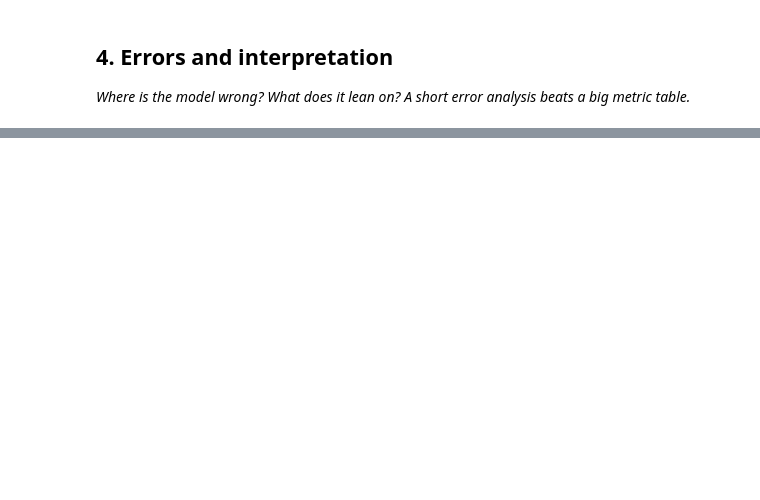
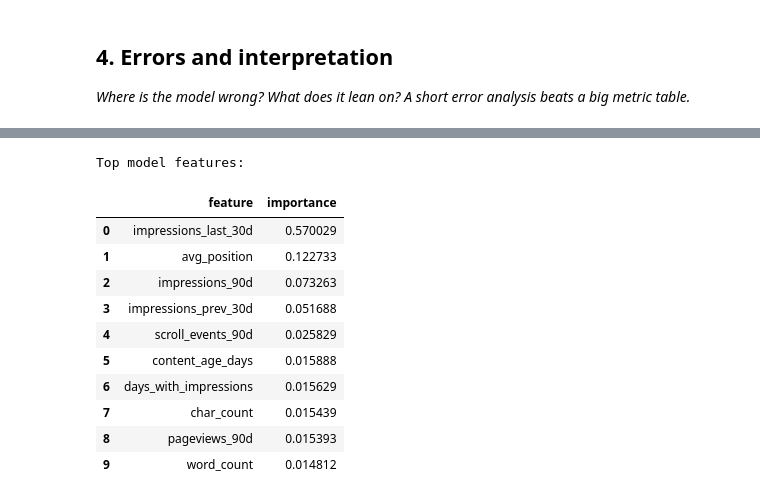
Before and after one commit to riteshy1526/flyrank-internship-ml, a Jupyter notebook: work/notebooks/w05_model.ipynb, the cells around one changed output, grey strips where cells are left out. Drawn from its saved outputs; the diff is of its cells as text; code cells hidden in the pictures; blank space fills up the shorter version.

```diff
--- a/work/notebooks/w05_model.ipynb
+++ b/work/notebooks/w05_model.ipynb
@@ -46,0 +406,32 @@ Before you submit, confirm each line honestly:
+# %%
+# Feature importance from the trained Random Forest
+
+feature_importance = pd.DataFrame({
+    "feature": feature_cols,
+    "importance": model.feature_importances_
+})
+
+feature_importance = (
+    feature_importance
+    .sort_values("importance", ascending=False)
+    .reset_index(drop=True)
+)
+
+print("Top model features:")
+
+display(
+    feature_importance.head(10)
+)
+# %% [output]
+Top model features:
+|  | feature | importance |
+| 0 | impressions_last_30d | 0.570029 |
+| 1 | avg_position | 0.122733 |
+| 2 | impressions_90d | 0.073263 |
+| 3 | impressions_prev_30d | 0.051688 |
+| 4 | scroll_events_90d | 0.025829 |
+| 5 | content_age_days | 0.015888 |
+| 6 | days_with_impressions | 0.015629 |
+| 7 | char_count | 0.015439 |
+| 8 | pageviews_90d | 0.015393 |
+| 9 | word_count | 0.014812 |
```
Also changed, not shown: parts of 18 cells of this notebook.
